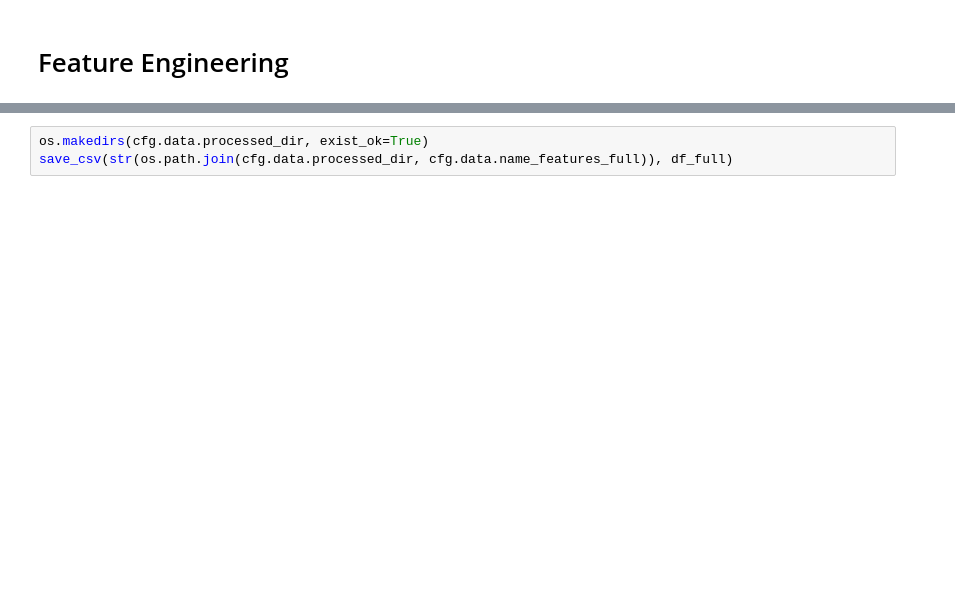
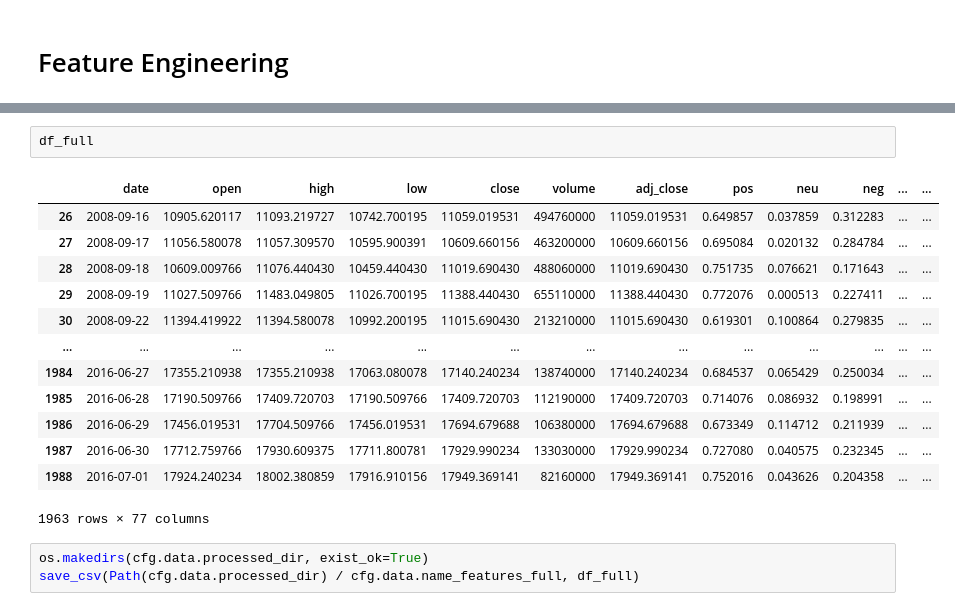
Before and after one commit to vitoco84/ml-stock-sent, a Jupyter notebook: notebooks/03_feature.ipynb, the cells around one changed output, grey strips where cells are left out. Saved outputs shown, nothing was run; the diff lists cells and outputs as text; blank space fills up the shorter version.

```diff
--- a/notebooks/03_feature.ipynb
+++ b/notebooks/03_feature.ipynb
@@ -55,4 +56,20 @@ memory usage: 736.3 KB
+# %%
+df_full
+# %% [output]
+|  | date | open | high | low | close | volume | adj_close | pos | neu | neg | ... | ... |
+| 26 | 2008-09-16 | 10905.620117 | 11093.219727 | 10742.700195 | 11059.019531 | 494760000 | 11059.019531 | 0.649857 | 0.037859 | 0.312283 | ... | ... |
+| 27 | 2008-09-17 | 11056.580078 | 11057.309570 | 10595.900391 | 10609.660156 | 463200000 | 10609.660156 | 0.695084 | 0.020132 | 0.284784 | ... | ... |
+| 28 | 2008-09-18 | 10609.009766 | 11076.440430 | 10459.440430 | 11019.690430 | 488060000 | 11019.690430 | 0.751735 | 0.076621 | 0.171643 | ... | ... |
+| 29 | 2008-09-19 | 11027.509766 | 11483.049805 | 11026.700195 | 11388.440430 | 655110000 | 11388.440430 | 0.772076 | 0.000513 | 0.227411 | ... | ... |
+| 30 | 2008-09-22 | 11394.419922 | 11394.580078 | 10992.200195 | 11015.690430 | 213210000 | 11015.690430 | 0.619301 | 0.100864 | 0.279835 | ... | ... |
+| ... | ... | ... | ... | ... | ... | ... | ... | ... | ... | ... | ... | ... |
+| 1984 | 2016-06-27 | 17355.210938 | 17355.210938 | 17063.080078 | 17140.240234 | 138740000 | 17140.240234 | 0.684537 | 0.065429 | 0.250034 | ... | ... |
+| 1985 | 2016-06-28 | 17190.509766 | 17409.720703 | 17190.509766 | 17409.720703 | 112190000 | 17409.720703 | 0.714076 | 0.086932 | 0.198991 | ... | ... |
+| 1986 | 2016-06-29 | 17456.019531 | 17704.509766 | 17456.019531 | 17694.679688 | 106380000 | 17694.679688 | 0.673349 | 0.114712 | 0.211939 | ... | ... |
+| 1987 | 2016-06-30 | 17712.759766 | 17930.609375 | 17711.800781 | 17929.990234 | 133030000 | 17929.990234 | 0.727080 | 0.040575 | 0.232345 | ... | ... |
+| 1988 | 2016-07-01 | 17924.240234 | 18002.380859 | 17916.910156 | 17949.369141 | 82160000 | 17949.369141 | 0.752016 | 0.043626 | 0.204358 | ... | ... |
+1963 rows × 77 columns
 # %%
 os.makedirs(cfg.data.processed_dir, exist_ok=True)
-save_csv(str(os.path.join(cfg.data.processed_dir, cfg.data.name_features_full)), df_full)
+save_csv(Path(cfg.data.processed_dir) / cfg.data.name_features_full, df_full)
 # %%
```
Also changed, not shown: parts of 6 cells of this notebook, 24 other files.
